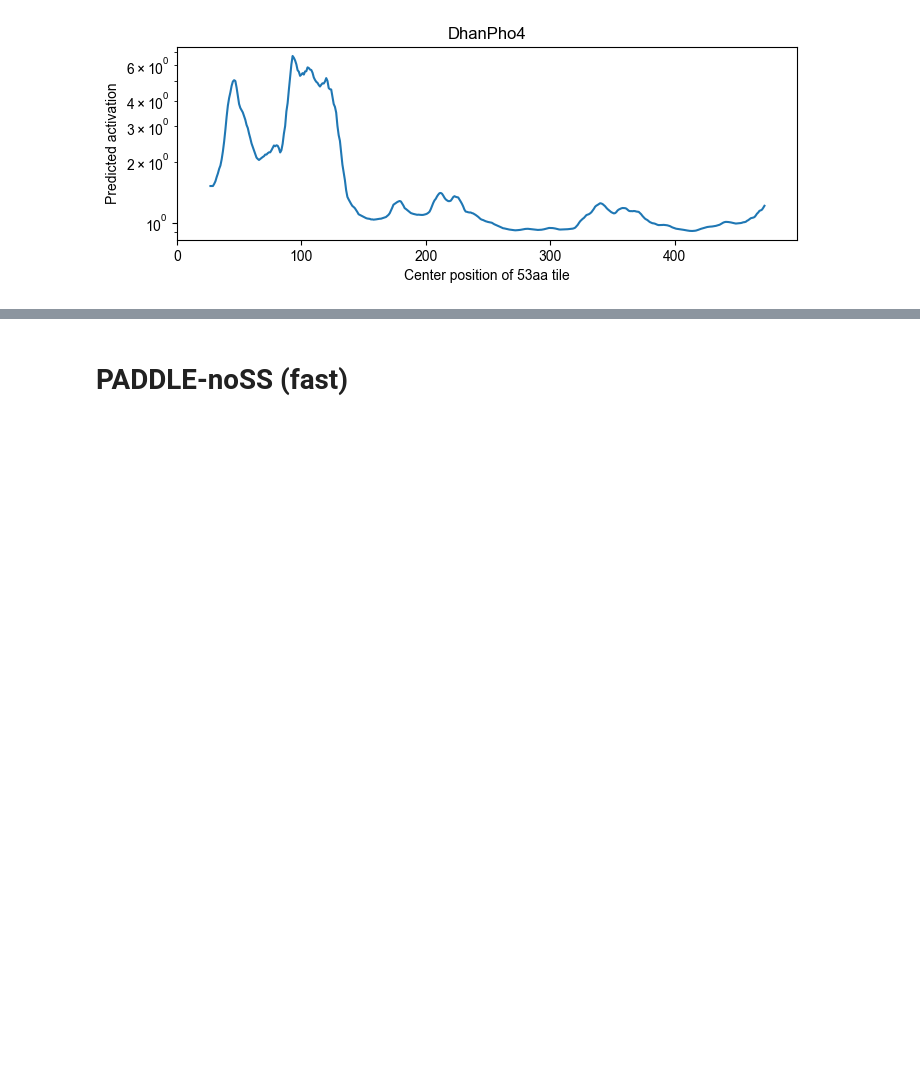
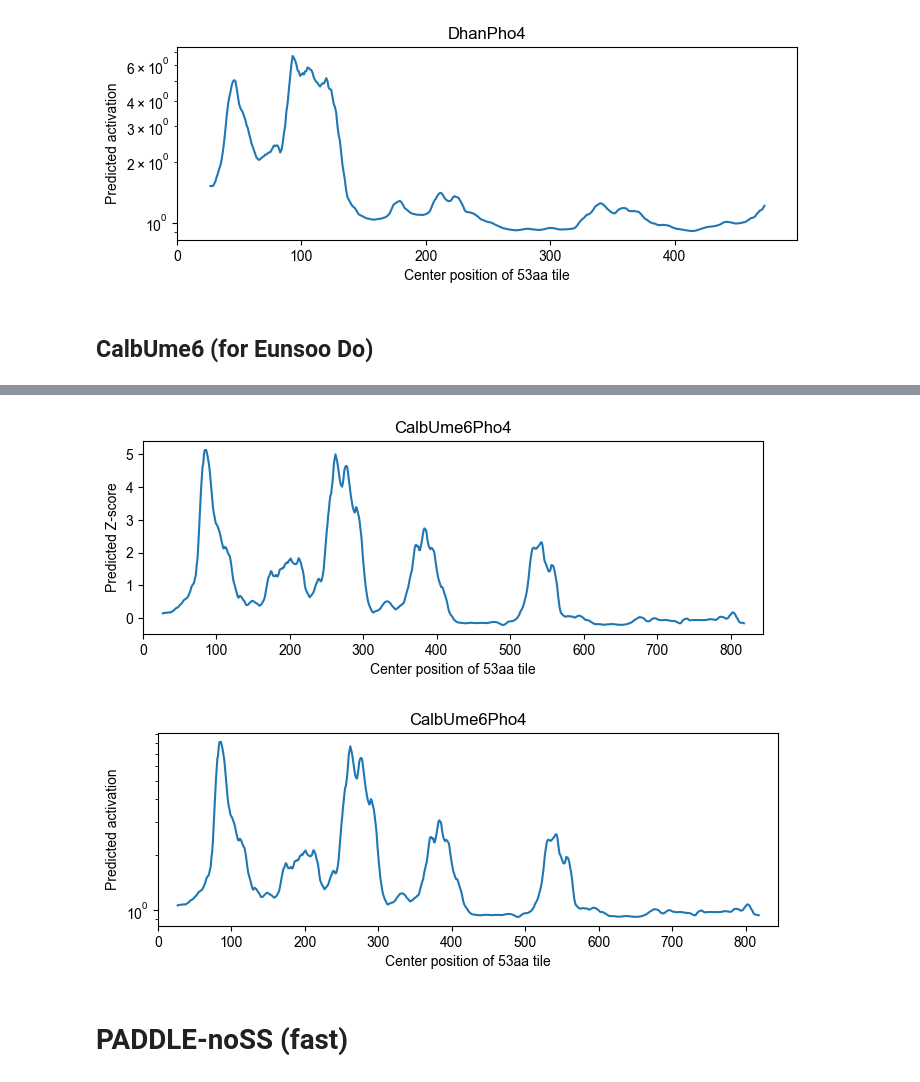
Before and after one commit to binhe-lab/E013-Pho4-evolution, a Jupyter notebook: 06-activation-domain/06.01 PADDLE-prediction/PADDLE_predictions_HB_20240305.ipynb, the cells around one changed output, grey strips where cells are left out. Saved outputs shown, nothing was run; the diff lists cells and outputs as text; code cells hidden in the pictures; blank space fills up the shorter version.

Commit message:
help Eunsoo predict Ume6

```diff
--- a/06-activation-domain/06.01 PADDLE-prediction/PADDLE_predictions_HB_20240305.ipynb
+++ b/06-activation-domain/06.01 PADDLE-prediction/PADDLE_predictions_HB_20240305.ipynb
@@ -1026,3 +1028,61 @@ pred_df.to_csv('output/20240316-' + name + 'Pho4-PADDLE-prediction.csv', index =
 14/14 [==============================] - 0s 5ms/step
 [figure]
 [figure]
+# %% [markdown]
+## CalbUme6 (for Eunsoo Do)
+# %%
+# Load protein sequence
+name = "CalbUme6"
+record = SeqIO.read('data/fasta/' + name + '.fa', 'fasta')
+prot = str(record.seq).strip("*")
+
+
+# Load pre-computed secondary structure predicted by PSIPRED V4.
+# When predicting across a large number of sequences, PSIPRED can be run
+# without using BLAST, this speeds up secondary structure prediction.
+seq, helix, coil = paddle.read_ss2('data/psipred/20240321-' + name + '.ss2')
+assert prot == seq
+
+# Load pre-computed disorder predicted by IUPRED2, in both
+# the short and long modes.
+prot, dis_short = paddle.read_iupred('data/iupred2/' + name + '-short.dis')
+assert prot == seq
+prot, dis_long = paddle.read_iupred('data/iupred2/' + name + '-long.dis')
+assert prot == seq
+
+# Run predictions on all 53 amino acid long tiles across the protein.
+# This function requires matching protein sequence and secondary structure scores.
+# Returns a Numpy array of size (protein_length-52) which gives the
+# predicted activation Z-score for the 53aa tiles starting at positions
+# 1, 2, 3, ..., protein_length-52.
+# High-strength ADs can be called by finding >=5 consecutive positions with Z-score > 6.
+# Medium-strength ADs can be called by finding >=5 consecutive positions with Z-score > 4.
+preds = pad.predict_protein(prot, helix, coil, dis_short, dis_long)
+
+# Plot predicted Z-scores based on the tiles' position in the protein.
+plt.figure(figsize=(8,2.5))
+plt.plot(np.arange(len(preds)) + (53+1)/2, preds)
+plt.xlabel('Center position of 53aa tile')
+plt.ylabel('Predicted Z-score')
+plt.title(name)
+plt.xlim(0,len(prot))
+plt.savefig('output/img/20240321-' + name + '-PADDLE-z-score.png', transparent = True, dpi = 300)
+plt.show()
+
+# Z-scores can be converted to fold-activation. This is only useful
+# as a rough reference for activation in S. cerevisiae, as the
+# fold-activation will vary between different experimental conditions.
+pred_act = paddle.score2act(preds)
+
+plt.figure(figsize=(8,2.5))
+plt.semilogy(np.arange(len(pred_act)) + (53+1)/2, pred_act)
+plt.xlabel('Center position of 53aa tile')
+plt.ylabel('Predicted activation')
+plt.title(name)
+plt.xlim(0,len(prot))
+plt.show()
+
+# Export both the Z-score and the fold-activation data
+pred_df = pd.DataFrame({'Pos': np.arange(len(pred_act)) + (53+1)/2, 'Z_score': preds, 'Fold': pred_act})
+pred_df.to_csv('output/20240321-' + name + 'Pho4-PADDLE-prediction.csv', index = False)
+# %% [output]
@@ -1029,3 +1099,5 @@ pred_df.to_csv('output/20240316-' + name + 'Pho4-PADDLE-prediction.csv', index =
+[figure, added]
+[figure, added]
 # %% [markdown]
 # PADDLE-noSS (fast)
 # %%
```
Also changed, not shown: parts of 13 cells of this notebook, 6 other files.
